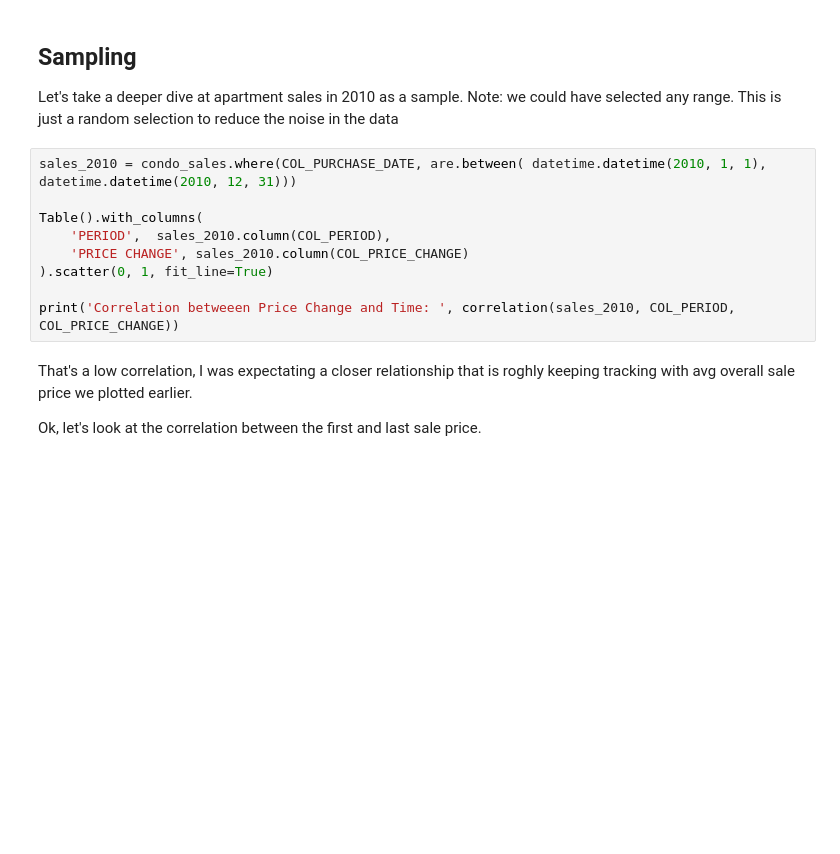
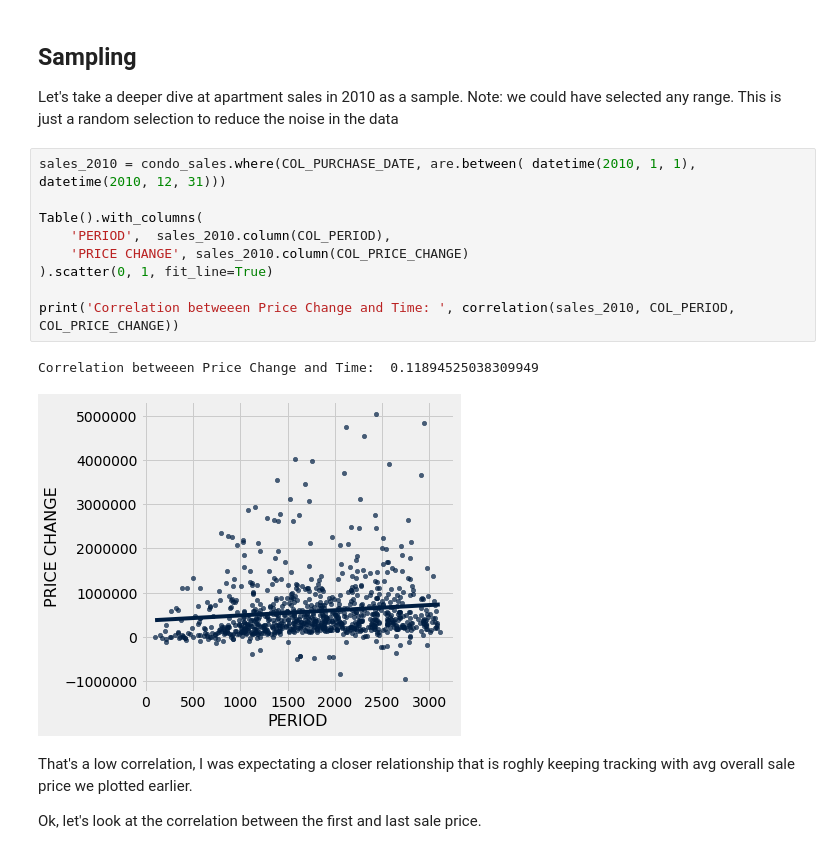
Before and after one commit to somya/nyc_apt_price_predictor, a Jupyter notebook: nyc_property_predictor.ipynb, the cells around one changed output. Drawn from its saved outputs; the diff is of its cells as text; blank space fills up the shorter version.

```diff
--- a/nyc_property_predictor.ipynb
+++ b/nyc_property_predictor.ipynb
@@ -605,14 +761,17 @@ ignnore = interact(plot_neighborhood, neighborhood=neighborhoods)
 
 Let's take a deeper dive at apartment sales in 2010 as a sample. Note: we could have selected any range. This is just a random selection to reduce the noise in the data
 # %%
-sales_2010 = condo_sales.where(COL_PURCHASE_DATE, are.between( datetime.datetime(2010, 1, 1), datetime.datetime(2010, 12, 31)))
+sales_2010 = condo_sales.where(COL_PURCHASE_DATE, are.between( datetime(2010, 1, 1), datetime(2010, 12, 31)))
 
 Table().with_columns(
     'PERIOD',  sales_2010.column(COL_PERIOD),
     'PRICE CHANGE', sales_2010.column(COL_PRICE_CHANGE)
 ).scatter(0, 1, fit_line=True)
 
 print('Correlation betweeen Price Change and Time: ', correlation(sales_2010, COL_PERIOD, COL_PRICE_CHANGE))
+# %% [output]
+Correlation betweeen Price Change and Time:  0.11894525038309949
+[figure, added]
 # %% [markdown]
 That's a low correlation, I was expectating a closer relationship that is roghly keeping tracking with avg overall sale price we plotted earlier.
 
```
Also changed, not shown: parts of 34 cells of this notebook, 2 other files.
